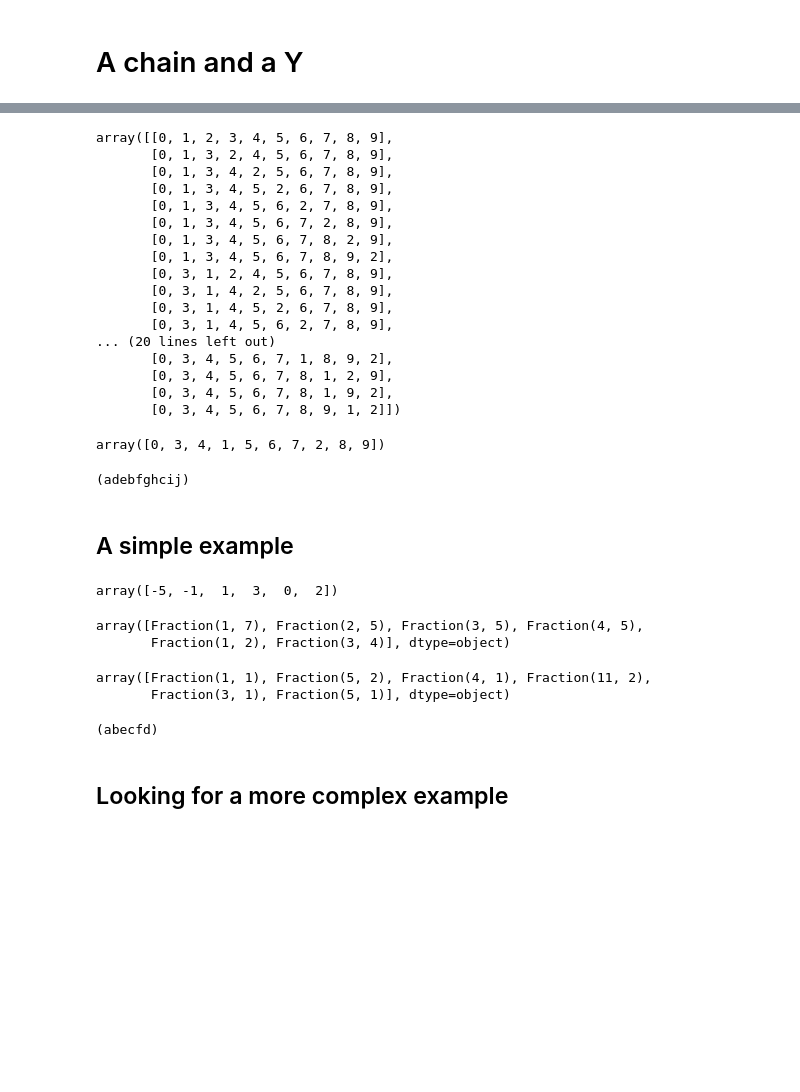
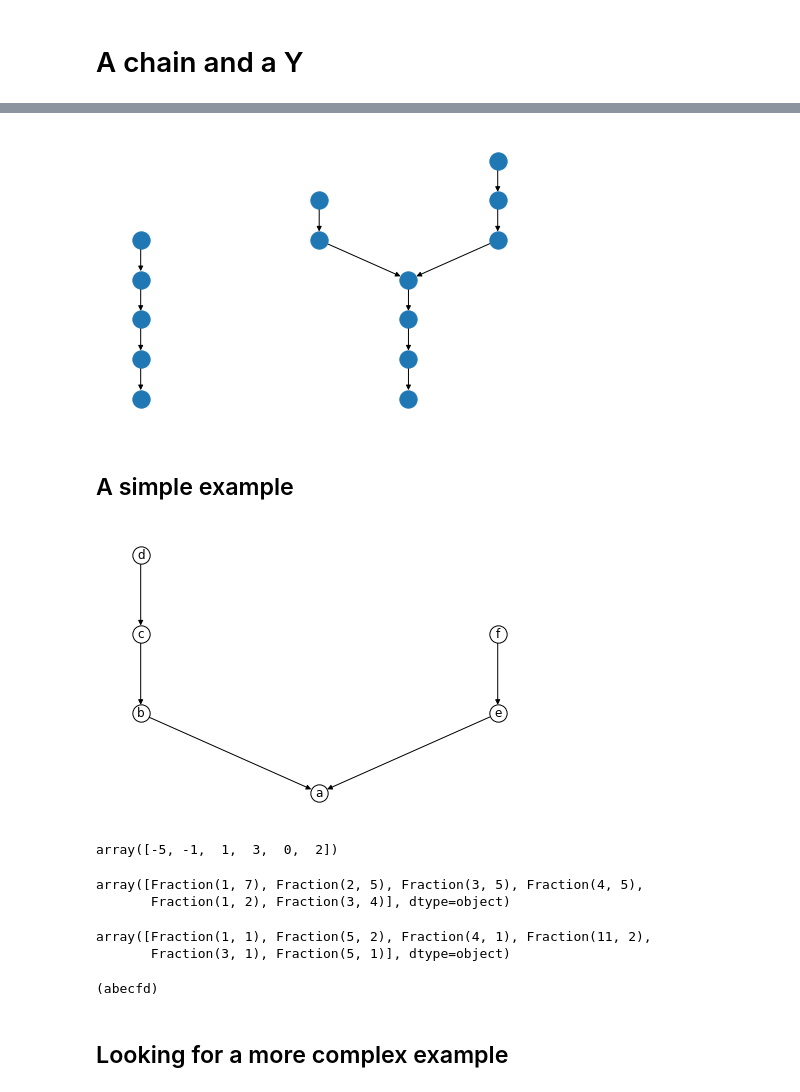
Before and after one commit to emczg/corsort, a Jupyter notebook: sandbox/A_chain_and_a_Y.ipynb, the cells around one changed output, grey strips where cells are left out. Cells and saved outputs as stored; diff of their text form; code cells hidden in the pictures; blank space fills up the shorter version.

Commit message:
Chain and Y

```diff
--- a/sandbox/A_chain_and_a_Y.ipynb
+++ b/sandbox/A_chain_and_a_Y.ipynb
@@ -226,21 +16,0 @@ def profile_linear_extensions(a, b, c, d):
-# %%
-profile_np = profile_linear_extensions(0, 1, 2, 7)
-profile_np
-# %% [output]
-array([[0, 1, 2, 3, 4, 5, 6, 7, 8, 9],
-       [0, 1, 3, 2, 4, 5, 6, 7, 8, 9],
-       [0, 1, 3, 4, 2, 5, 6, 7, 8, 9],
-       [0, 1, 3, 4, 5, 2, 6, 7, 8, 9],
-       [0, 1, 3, 4, 5, 6, 2, 7, 8, 9],
-       [0, 1, 3, 4, 5, 6, 7, 2, 8, 9],
-       [0, 1, 3, 4, 5, 6, 7, 8, 2, 9],
-       [0, 1, 3, 4, 5, 6, 7, 8, 9, 2],
-       [0, 3, 1, 2, 4, 5, 6, 7, 8, 9],
-       [0, 3, 1, 4, 2, 5, 6, 7, 8, 9],
-       [0, 3, 1, 4, 5, 2, 6, 7, 8, 9],
-       [0, 3, 1, 4, 5, 6, 2, 7, 8, 9],
-... (20 lines left out)
-       [0, 3, 4, 5, 6, 7, 1, 8, 9, 2],
-       [0, 3, 4, 5, 6, 7, 8, 1, 2, 9],
-       [0, 3, 4, 5, 6, 7, 8, 1, 9, 2],
-       [0, 3, 4, 5, 6, 7, 8, 9, 1, 2]])
@@ -253,4 +16,0 @@ def kemeny_order(a, b, c, d):
-# %%
-kemeny_order(0, 1, 2, 7)
-# %% [output]
-array([0, 3, 4, 1, 5, 6, 7, 2, 8, 9])
@@ -260,6 +17,6 @@ def print_order(order):
-# %%
-print_order(kemeny_order(0, 1, 2, 7))
-# %% [output]
-(adebfghcij)
+# %%
+ChainAndY(a=5, b=4, c=2, d=3).draw()
+# %% [output]
+[figure, added]
 # %% [markdown]
 ## A simple example
@@ -268,21 +23,26 @@ a, b, c, d = 0, 1, 3, 2
-# %%
-delta(a, b, c, d)
-# %% [output]
-array([-5, -1,  1,  3,  0,  2])
-# %%
-rho(a, b, c, d)
-# %% [output]
-array([Fraction(1, 7), Fraction(2, 5), Fraction(3, 5), Fraction(4, 5),
-       Fraction(1, 2), Fraction(3, 4)], dtype=object)
-# %%
-average_height(a, b, c, d)
-# %% [output]
-array([Fraction(1, 1), Fraction(5, 2), Fraction(4, 1), Fraction(11, 2),
-       Fraction(3, 1), Fraction(5, 1)], dtype=object)
-# %%
-print_order(kemeny_order(a, b, c, d))
-# %% [output]
-(abecfd)
+# %%
+poset = ChainAndY(0, 1, 3, 2)
+poset.draw(with_labels=True, alpha_labels=True)
+# %% [output]
+[figure, added]
+# %%
+poset.delta
+# %% [output]
+array([-5, -1,  1,  3,  0,  2])
+# %%
+poset.rho
+# %% [output]
+array([Fraction(1, 7), Fraction(2, 5), Fraction(3, 5), Fraction(4, 5),
+       Fraction(1, 2), Fraction(3, 4)], dtype=object)
+# %%
+poset.average_height
+# %% [output]
+array([Fraction(1, 1), Fraction(5, 2), Fraction(4, 1), Fraction(11, 2),
+       Fraction(3, 1), Fraction(5, 1)], dtype=object)
+# %%
+print_order(poset.order_kemeny)
+# %% [output]
+(abecfd)
 # %% [markdown]
 ## Looking for a more complex example
 # %%
```
Also changed, not shown: parts of 40 cells of this notebook, 5 other files.
